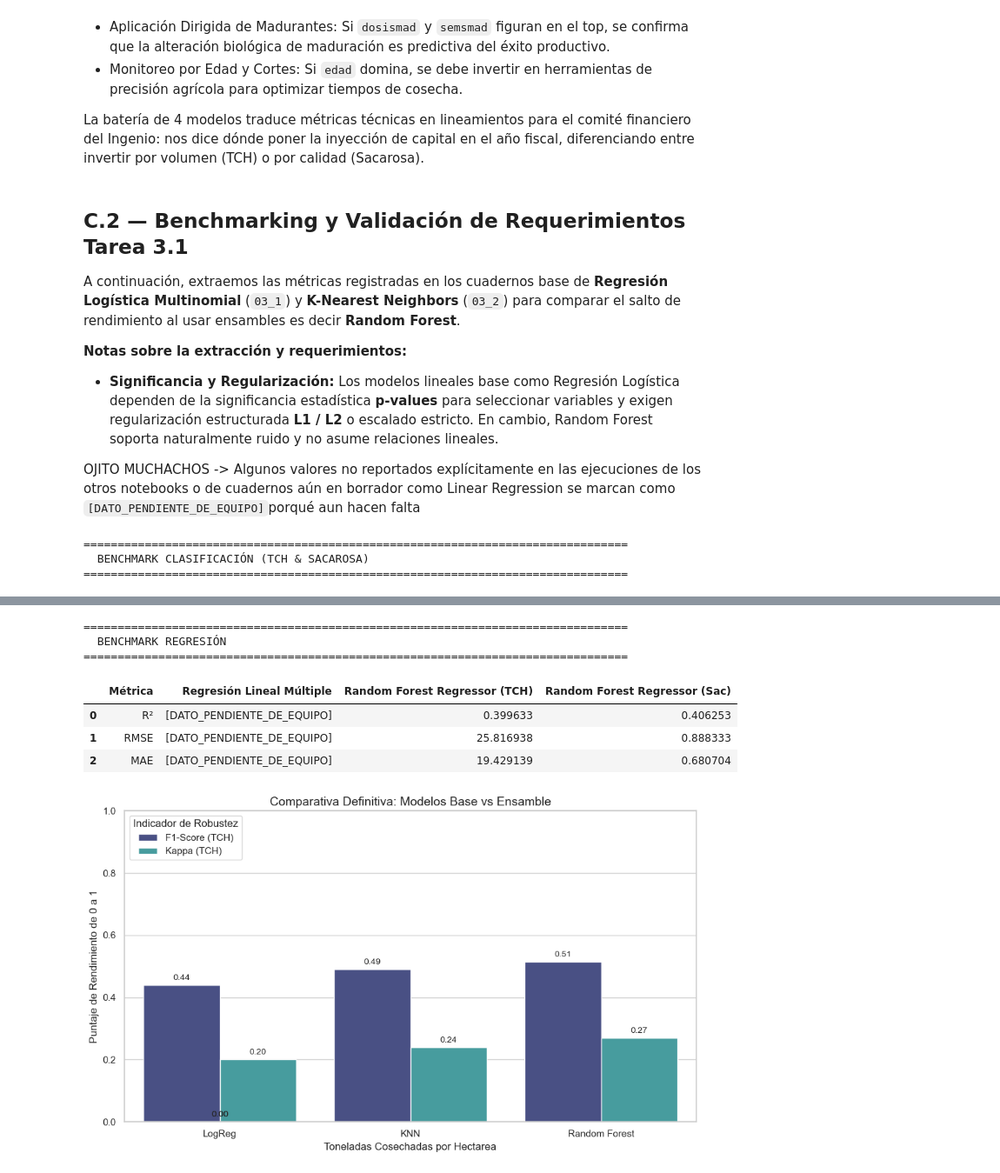
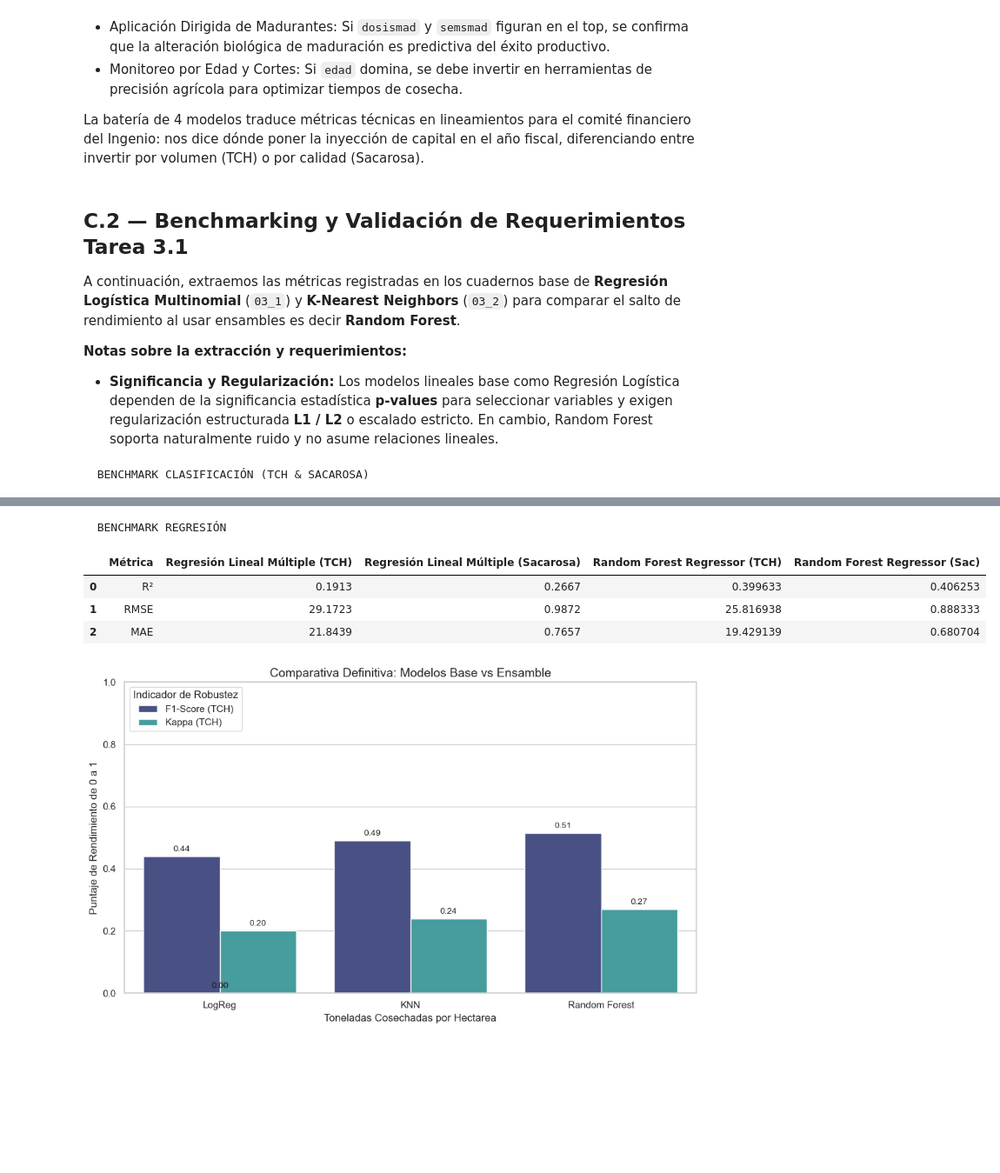
Before and after one commit to luiscadn/ProvidenciaCane-Harvest-Forecasting-ML, a Jupyter notebook: notebooks/04_Random_Forest.ipynb, the cells around one changed output, grey strips where cells are left out. Shown at 87% size. Drawn from its saved outputs; the diff is of its cells as text; code cells hidden in the pictures; blank space fills up the shorter version.

Commit message:
update: Agregando datos al Random Forest para la comparativa

```diff
--- a/notebooks/04_Random_Forest.ipynb
+++ b/notebooks/04_Random_Forest.ipynb
@@ -611,9 +593,6 @@ A continuación, extraemos las métricas registradas en los cuadernos base de **
 
 **Notas sobre la extracción y requerimientos:**
 - **Significancia y Regularización:** Los modelos lineales base como Regresión Logística dependen de la significancia estadística **p-values** para seleccionar variables y exigen regularización estructurada **L1 / L2** o escalado estricto. En cambio, Random Forest soporta naturalmente ruido y no asume relaciones lineales.
-
-
-OJITO MUCHACHOS -> Algunos valores no reportados explícitamente en las ejecuciones de los otros notebooks o de cuadernos aún en borrador como Linear Regression se marcan como `[DATO_PENDIENTE_DE_EQUIPO]`porqué aun hacen falta
 # %%
 # EXTRACCIÓN Y COMPARACIÓN DEFINITIVA -> Tarea 3
 import pandas as pd
@@ -632,18 +611,19 @@ benchmarks = {
         "Random Forest (GridSearchCV)"
     ],
     "F1-Score (TCH)": [0.44, 0.49, f1_rf_tch],
-    "Kappa (TCH)": ["[DATO_PENDIENTE_DE_EQUIPO]", 0.24, kappa_ct],
+    "Kappa (TCH)": [0.15, 0.24, kappa_ct],
     "F1-Score (Sacarosa)": [0.40, 0.50, f1_rf_sac],
-    "Kappa (Sacarosa)": ["[DATO_PENDIENTE_DE_EQUIPO]", 0.26, kappa_cs]
+    "Kappa (Sacarosa)": [0.20, 0.26, kappa_cs]
 }
 
 # Regresion Múltiple. El notebook 02_Linear_Regression.ipynb le faltan datos
 regresion_benchmarks = {
     "Métrica": ["R²", "RMSE", "MAE"],
-    "Regresión Lineal Múltiple": [
-        "[DATO_PENDIENTE_DE_EQUIPO]",
-        "[DATO_PENDIENTE_DE_EQUIPO]",
-        "[DATO_PENDIENTE_DE_EQUIPO]"
+    "Regresión Lineal Múltiple (TCH)": [
+        0.1913, 29.1723, 21.8439
+    ],
+    "Regresión Lineal Múltiple (Sacarosa)": [
+        0.2667, 0.9872, 0.7657
     ],
     "Random Forest Regressor (TCH)": [
         metrics_rt["R2"], metrics_rt["RMSE"], metrics_rt["MAE"]
@@ -656,17 +636,11 @@ regresion_benchmarks = {
 df_clf = pd.DataFrame(benchmarks)
 df_reg = pd.DataFrame(regresion_benchmarks)
 
-print("="*80)
 print("  BENCHMARK CLASIFICACIÓN (TCH & SACAROSA)")
-print("="*80)
 display(df_clf)
 
-print("\n" + "="*80)
 print("  BENCHMARK REGRESIÓN")
-print("="*80)
 display(df_reg)
 # %% [output]
-================================================================================
   BENCHMARK CLASIFICACIÓN (TCH & SACAROSA)
-================================================================================
 |  | Modelo | F1-Score (TCH) | Kappa (TCH) | F1-Score (Sacarosa) | Kappa (Sacarosa) |
@@ -675,11 +649,9 @@ display(df_reg)
 | 2 | Random Forest (GridSearchCV) | 0.513757 | 0.270308 | 0.545947 | 0.337664 |
-================================================================================
   BENCHMARK REGRESIÓN
-================================================================================
-|  | Métrica | Regresión Lineal Múltiple | Random Forest Regressor (TCH) | Random Forest Regressor (Sac) |
-| 0 | R² | [DATO_PENDIENTE_DE_EQUIPO] | 0.399633 | 0.406253 |
-| 1 | RMSE | [DATO_PENDIENTE_DE_EQUIPO] | 25.816938 | 0.888333 |
-| 2 | MAE | [DATO_PENDIENTE_DE_EQUIPO] | 19.429139 | 0.680704 |
+|  | Métrica | Regresión Lineal Múltiple (TCH) | Regresión Lineal Múltiple (Sacarosa) | Random Forest Regressor (TCH) | Random Forest Regressor (Sac) |
+| 0 | R² | 0.1913 | 0.2667 | 0.399633 | 0.406253 |
+| 1 | RMSE | 29.1723 | 0.9872 | 25.816938 | 0.888333 |
+| 2 | MAE | 21.8439 | 0.7657 | 19.429139 | 0.680704 |
 # %%
 # VISUALIZACIÓN COMPARATIVA
 # Preparar datos numéricos para gráfica agrupada
```
Also changed, not shown: parts of 6 cells of this notebook, 1 other file.
